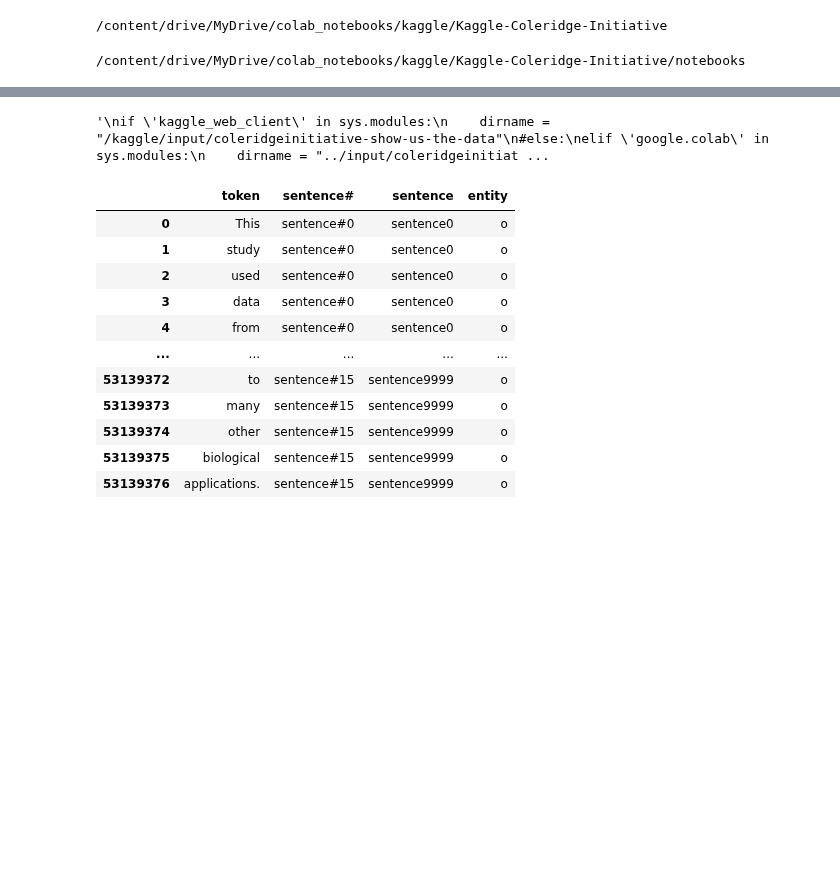
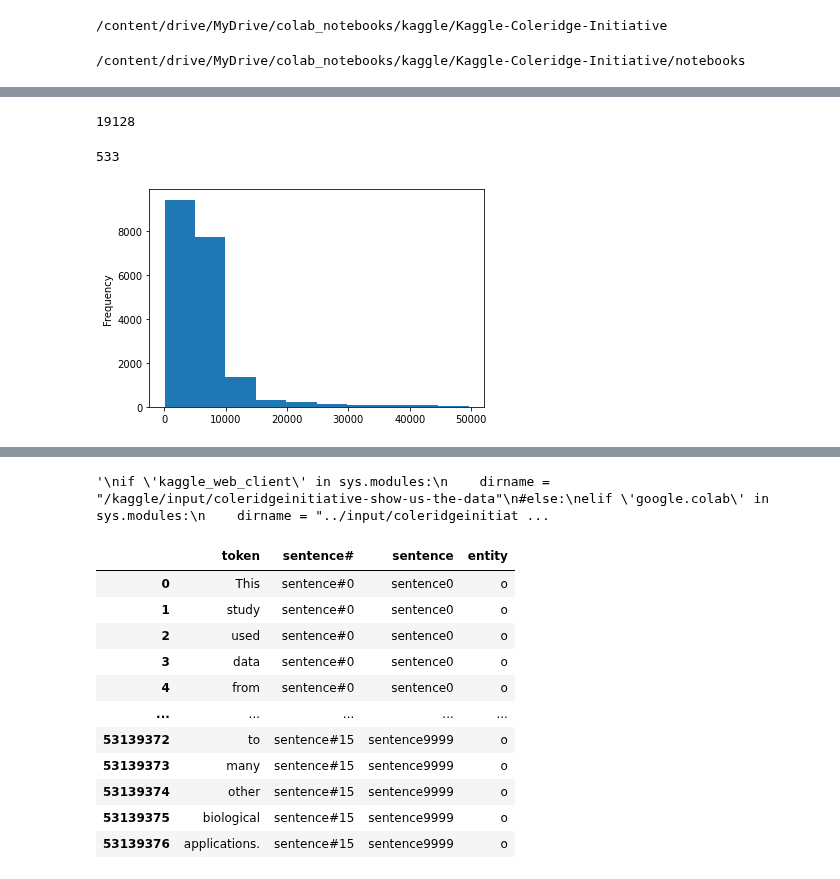
Before and after one commit to riow1983/Kaggle-Coleridge-Initiative, a Jupyter notebook: notebooks/nb003-annotation-data.ipynb, the cells around one changed output, grey strips where cells are left out. Drawn from its saved outputs; the diff is of its cells as text; code cells hidden in the pictures; blank space fills up the shorter version.

```diff
--- a/notebooks/nb003-annotation-data.ipynb
+++ b/notebooks/nb003-annotation-data.ipynb
@@ -124,0 +138,3 @@ pd.read_pickle("./dataset.pkl")
+# %%
+tmp = pd.read_csv("../input/kagglenb006-get-text/df_train.csv")
+tmp
@@ -124,0 +155,14 @@ pd.read_pickle("./dataset.pkl")
+# %%
+tmp["length"] = tmp["text"].apply(lambda x: len(x.split(" ")))
+# %%
+tmp[tmp["length"] <= 30_000].shape[0]
+# %% [output]
+19128
+# %%
+tmp[tmp["length"] > 30_000].shape[0]
+# %% [output]
+533
+# %%
+tmp[tmp["length"] <= 50_000]["length"].plot.hist();
+# %% [output]
+[figure, added]
```
Also changed, not shown: parts of 33 cells of this notebook, 3 other files.
